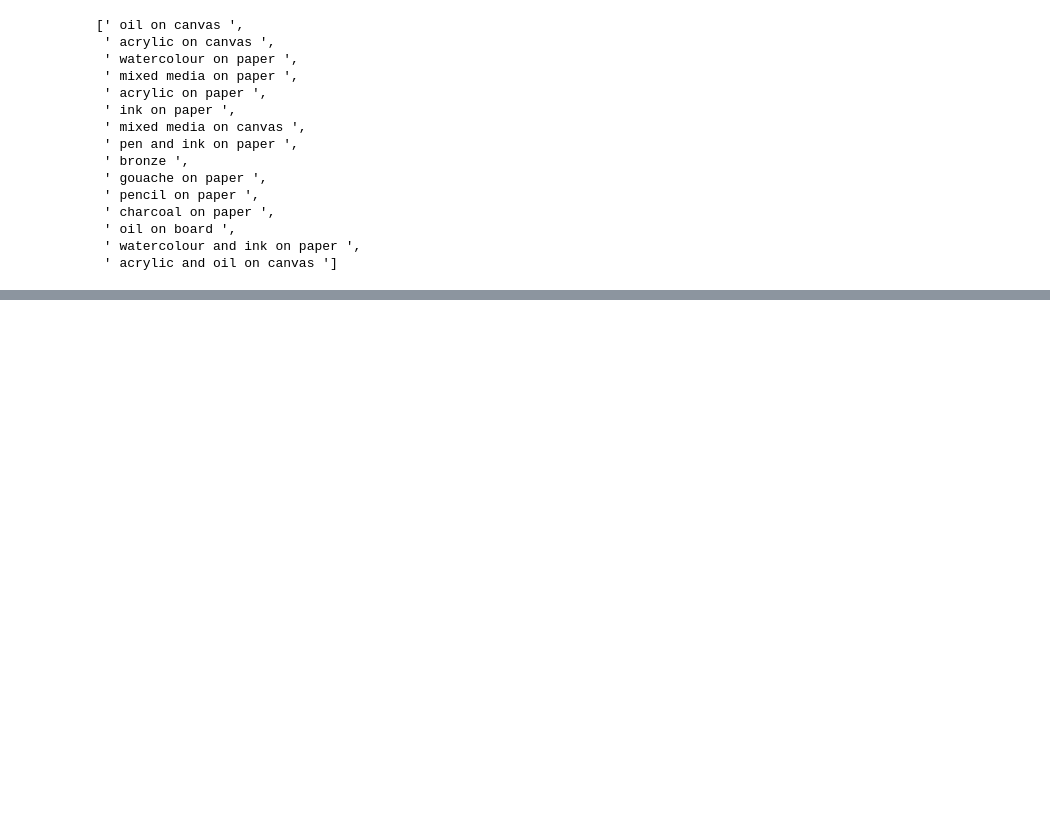
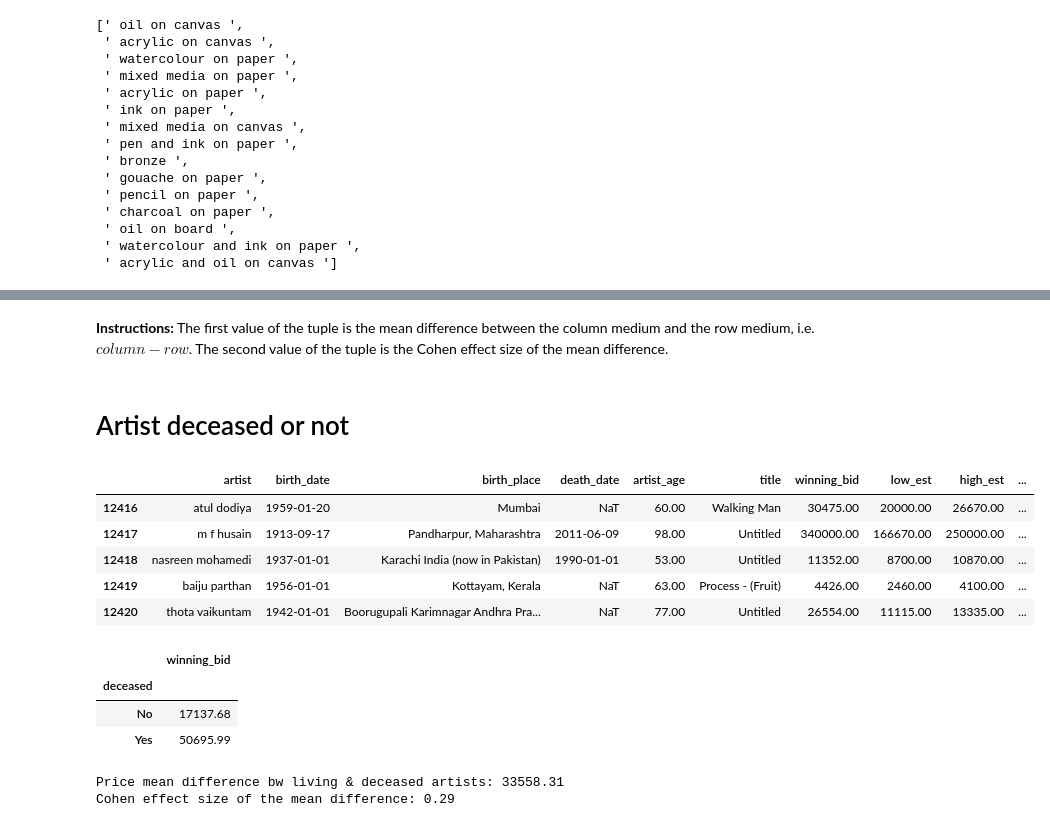
Before and after one commit to dcaohuu18/saffronart_stats_analysis, a Jupyter notebook: internal_categorical_relationships.ipynb, the cells around one changed output, grey strips where cells are left out. Drawn from its saved outputs; the diff is of its cells as text; code cells hidden in the pictures; blank space fills up the shorter version.

```diff
--- a/internal_categorical_relationships.ipynb
+++ b/internal_categorical_relationships.ipynb
@@ -210,0 +250,35 @@ format_pairwise_df(med_mean_diff)
+# %% [markdown]
+**Instructions:** The first value of the tuple is the mean difference between the column medium and the row medium, i.e. $column - row$. The second value of the tuple is the Cohen effect size of the mean difference.
+# %% [markdown]
+# Artist deceased or not
+# %%
+saffronart_df['deceased'] = ~saffronart_df.death_date.isnull()
+saffronart_df['deceased'] = saffronart_df.deceased.astype(int) # convert to binary
+
+saffronart_df.tail(5)
+# %% [output]
+|  | artist | birth_date | birth_place | death_date | artist_age | title | winning_bid | low_est | high_est | ... |
+| 12416 | atul dodiya | 1959-01-20 | Mumbai | NaT | 60.00 | Walking Man | 30475.00 | 20000.00 | 26670.00 | ... |
+| 12417 | m f husain | 1913-09-17 | Pandharpur, Maharashtra | 2011-06-09 | 98.00 | Untitled | 340000.00 | 166670.00 | 250000.00 | ... |
+| 12418 | nasreen mohamedi | 1937-01-01 | Karachi India (now in Pakistan) | 1990-01-01 | 53.00 | Untitled | 11352.00 | 8700.00 | 10870.00 | ... |
+| 12419 | baiju parthan | 1956-01-01 | Kottayam, Kerala | NaT | 63.00 | Process - (Fruit) | 4426.00 | 2460.00 | 4100.00 | ... |
+| 12420 | thota vaikuntam | 1942-01-01 | Boorugupali Karimnagar Andhra Pra... | NaT | 77.00 | Untitled | 26554.00 | 11115.00 | 13335.00 | ... |
+# %%
+deceased_means = saffronart_df.groupby('deceased').mean()
+deceased_mean_p = pd.DataFrame(deceased_means['winning_bid']) # mean prices by whether the artist is deceased or not
+deceased_mean_p.rename({0: 'No', 1: 'Yes'}, axis='index')
+# %% [output]
+|  | winning_bid |
+| deceased |  |
+| No | 17137.68 |
+| Yes | 50695.99 |
+# %%
+dead = saffronart_df.loc[saffronart_df.deceased==1]
+alive = saffronart_df.loc[saffronart_df.deceased==0]
+
+deceased_mean_diff = Cohen_effect_size(dead.winning_bid, alive.winning_bid)
+print('Price mean difference bw living & deceased artists: {:.2f}'.format(deceased_mean_diff[0]))
+print('Cohen effect size of the mean difference: {:.2f}'.format(deceased_mean_diff[1]))
+# %% [output]
+Price mean difference bw living & deceased artists: 33558.31
+Cohen effect size of the mean difference: 0.29
```
Also changed, not shown: parts of 10 cells of this notebook.
